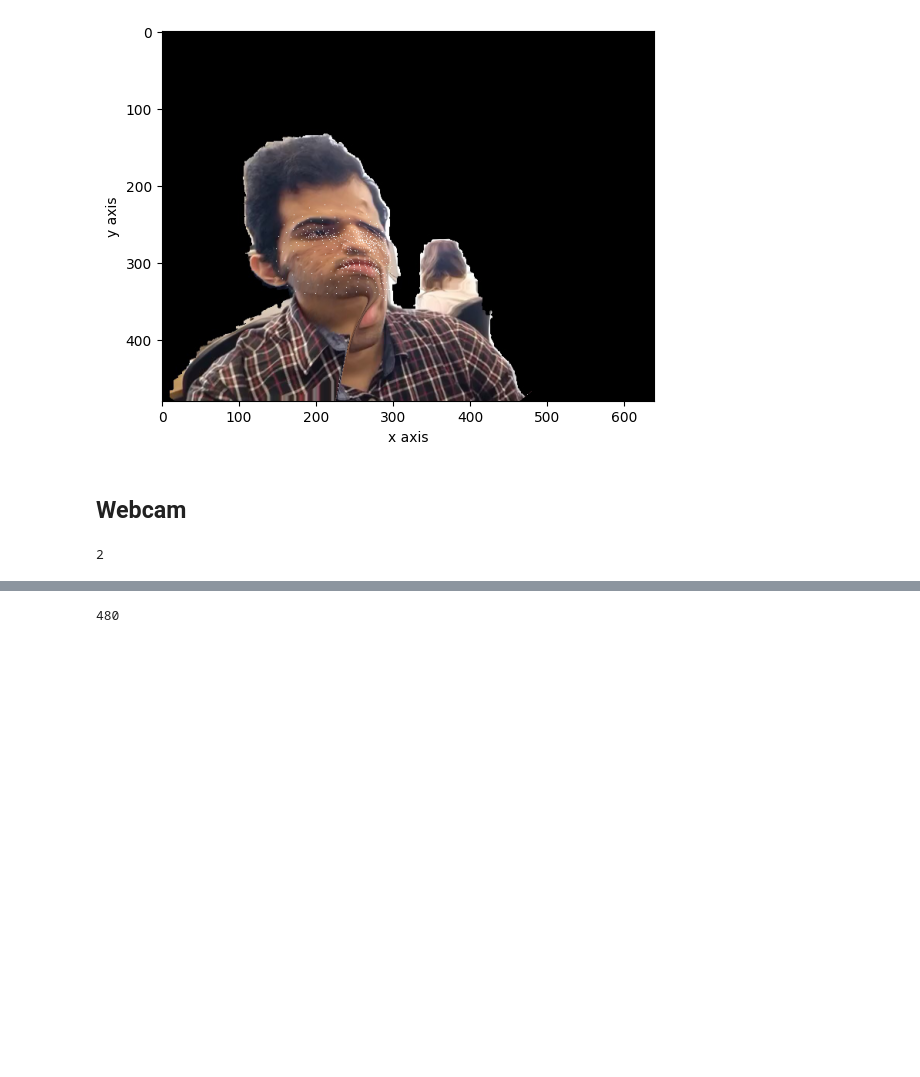
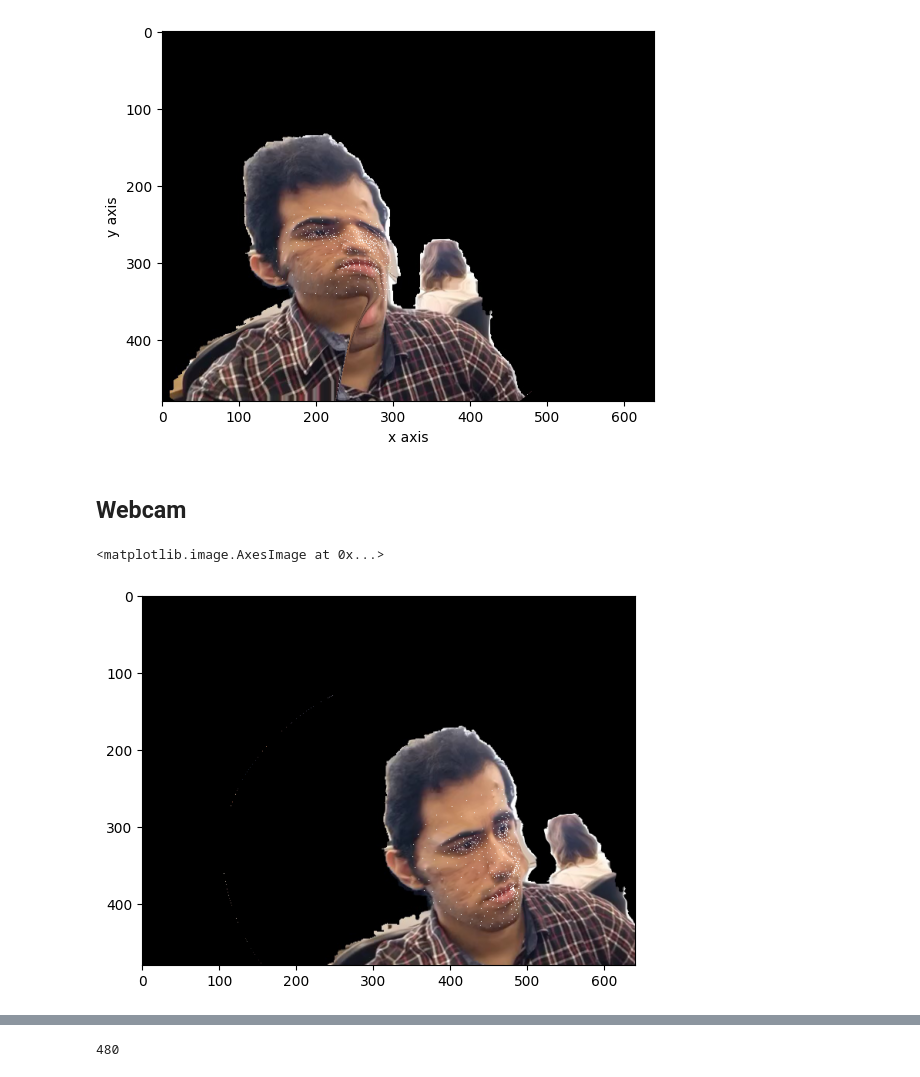
Before and after one commit to aminfadaei116/view-net, a Jupyter notebook: ViewNet notbook.ipynb, the cells around one changed output, grey strips where cells are left out. Saved outputs shown, nothing was run; the diff lists cells and outputs as text; code cells hidden in the pictures; blank space fills up the shorter version.

```diff
--- a/ViewNet notbook.ipynb
+++ b/ViewNet notbook.ipynb
@@ -150,4 +160,5 @@ aa = results.multi_face_landmarks[0].landmark[:]
-# %%
-int(2.1)
-# %% [output]
-2
+# %%
+plt.imshow(newImg)
+# %% [output]
+<matplotlib.image.AxesImage at 0x...>
+[figure, added]
```
Also changed, not shown: parts of 3 cells of this notebook, 1 other file.
